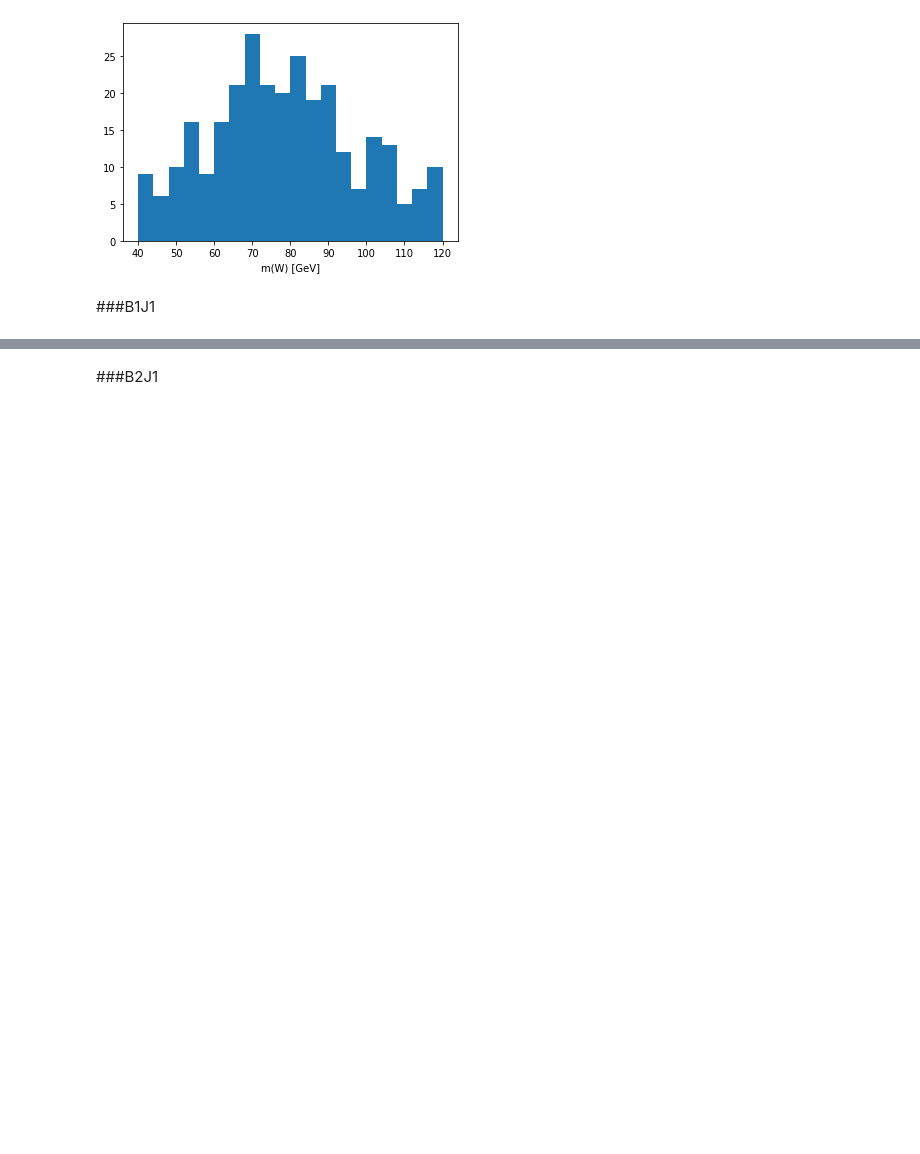
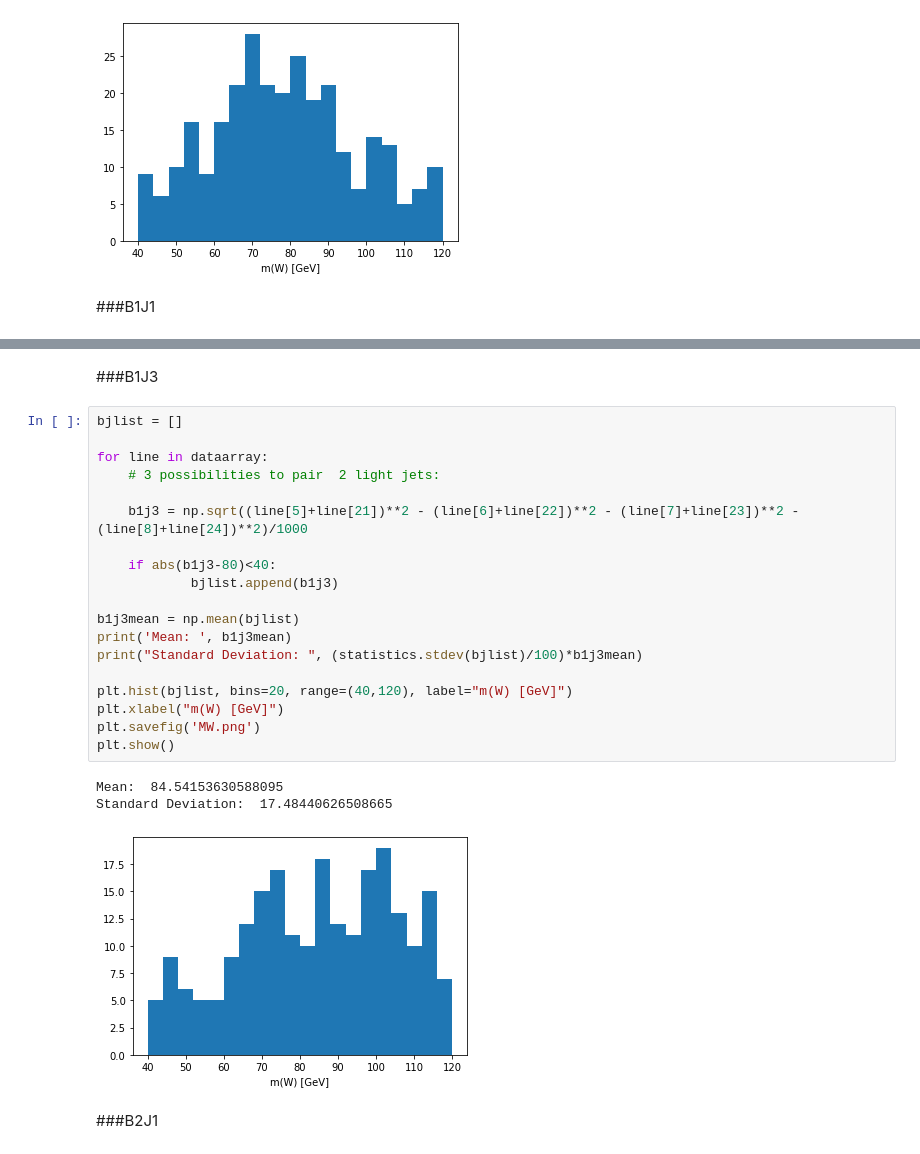
Before and after one commit to Hamza-Suleman/EPP-Coursework3, a Jupyter notebook: EPP_Coursework_3.ipynb, the cells around one changed output, grey strips where cells are left out. Drawn from its saved outputs; the diff is of its cells as text; blank space fills up the shorter version.

```diff
--- a/EPP_Coursework_3.ipynb
+++ b/EPP_Coursework_3.ipynb
@@ -139,3 +175,28 @@ Mean:  90.83047729463615
+# %% [markdown]
+###B1J3
+# %%
+bjlist = []
+
+for line in dataarray:
+    # 3 possibilities to pair  2 light jets:
+
+    b1j3 = np.sqrt((line[5]+line[21])**2 - (line[6]+line[22])**2 - (line[7]+line[23])**2 - (line[8]+line[24])**2)/1000
+
+    if abs(b1j3-80)<40:
+            bjlist.append(b1j3)
+
+b1j3mean = np.mean(bjlist)
+print('Mean: ', b1j3mean)
+print("Standard Deviation: ", (statistics.stdev(bjlist)/100)*b1j3mean)
+
+plt.hist(bjlist, bins=20, range=(40,120), label="m(W) [GeV]")
+plt.xlabel("m(W) [GeV]")
+plt.savefig('MW.png')
+plt.show()
+# %% [output]
+Mean:  84.54153630588095
+Standard Deviation:  17.48440626508665
+[figure, added]
 # %% [markdown]
 ###B2J1
 # %%
```
Also changed, not shown: parts of 27 cells of this notebook.
